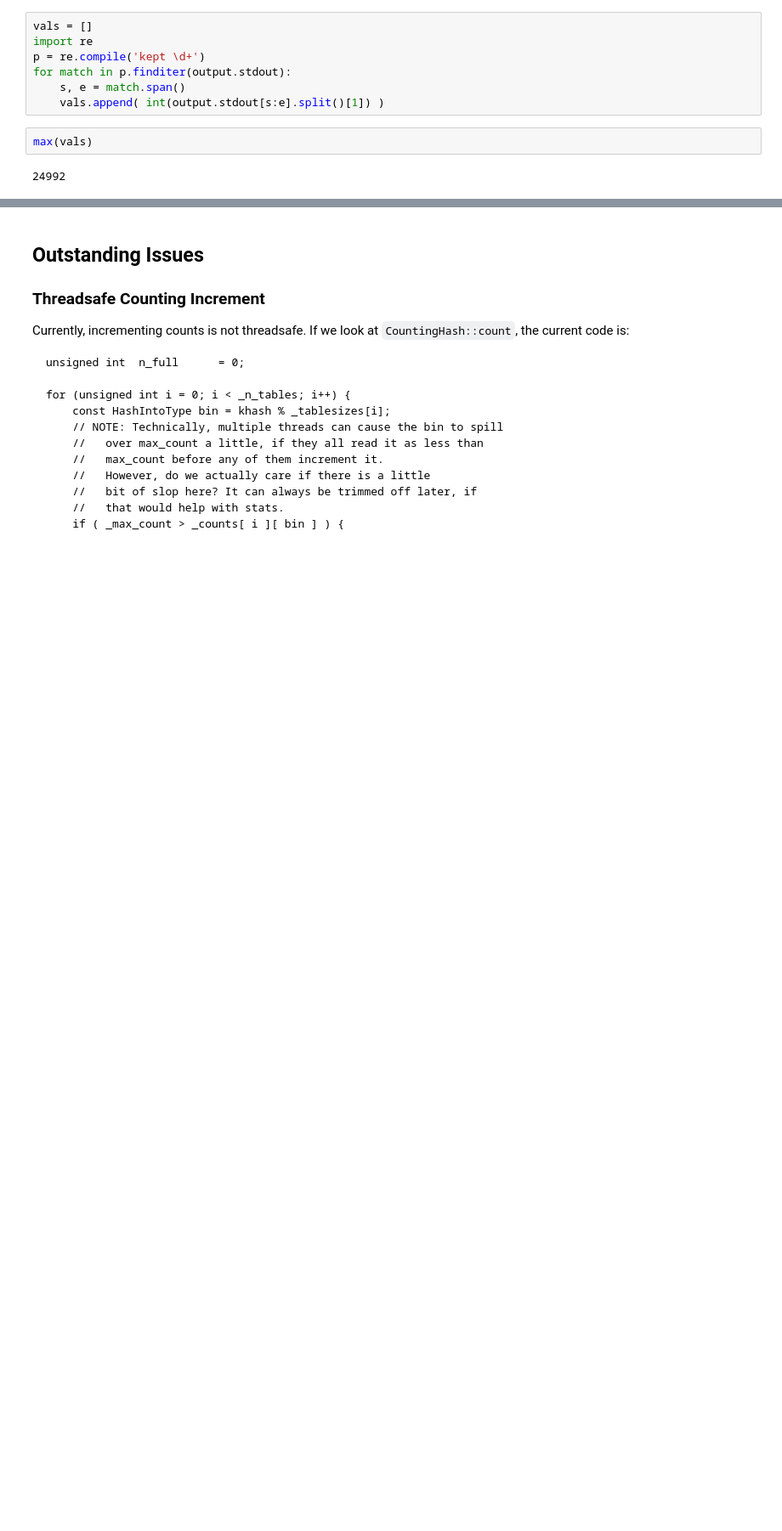
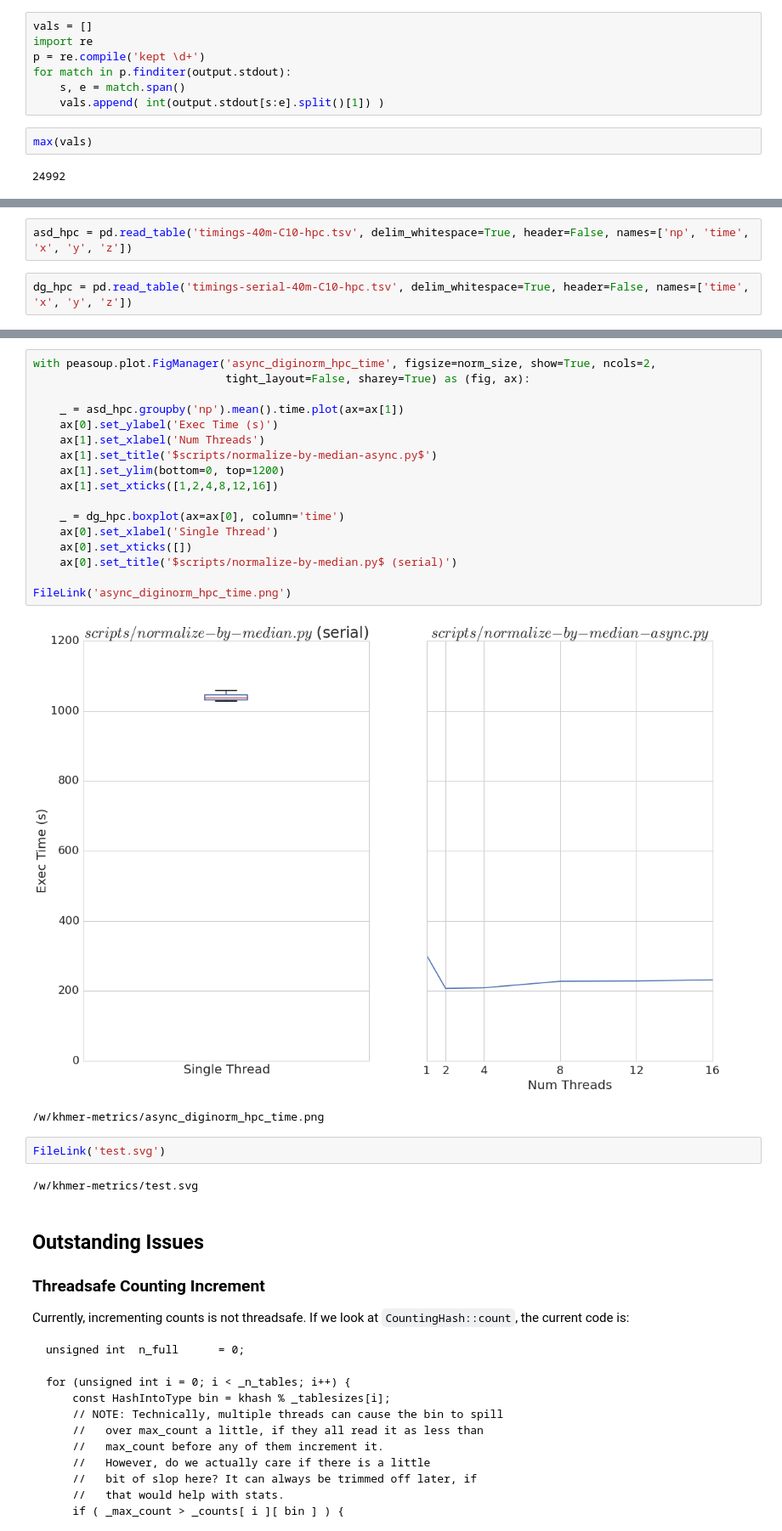
Before and after one commit to camillescott/khmer-metrics, a Jupyter notebook: khmer_parallel_metrics.ipynb, the cells around one changed output, grey strips where cells are left out. Shown at 85% size. Saved outputs shown, nothing was run; the diff lists cells and outputs as text; blank space fills up the shorter version.

```diff
--- a/khmer_parallel_metrics.ipynb
+++ b/khmer_parallel_metrics.ipynb
@@ -423,0 +445,4 @@ max(vals)
+# %%
+asd_hpc = pd.read_table('timings-40m-C10-hpc.tsv', delim_whitespace=True, header=False, names=['np', 'time', 'x', 'y', 'z'])
+# %%
+dg_hpc = pd.read_table('timings-serial-40m-C10-hpc.tsv', delim_whitespace=True, header=False, names=['time', 'x', 'y', 'z'])
@@ -424,3 +457,27 @@ max(vals)
+# %%
+with peasoup.plot.FigManager('async_diginorm_hpc_time', figsize=norm_size, show=True, ncols=2,
+                             tight_layout=False, sharey=True) as (fig, ax):
+
+    _ = asd_hpc.groupby('np').mean().time.plot(ax=ax[1])
+    ax[0].set_ylabel('Exec Time (s)')
+    ax[1].set_xlabel('Num Threads')
+    ax[1].set_title('$scripts/normalize-by-median-async.py$')
+    ax[1].set_ylim(bottom=0, top=1200)
+    ax[1].set_xticks([1,2,4,8,12,16])
+
+    _ = dg_hpc.boxplot(ax=ax[0], column='time')
+    ax[0].set_xlabel('Single Thread')
+    ax[0].set_xticks([])
+    ax[0].set_title('$scripts/normalize-by-median.py$ (serial)')
+
+FileLink('async_diginorm_hpc_time.png')
+# %% [output]
+[figure, added]
+/w/khmer-metrics/async_diginorm_hpc_time.png
+# %%
+FileLink('test.svg')
+# %% [output]
+/w/khmer-metrics/test.svg
 # %% [markdown]
 ## Outstanding Issues
 
```
Also changed, not shown: parts of 5 cells of this notebook, 8 other files.
